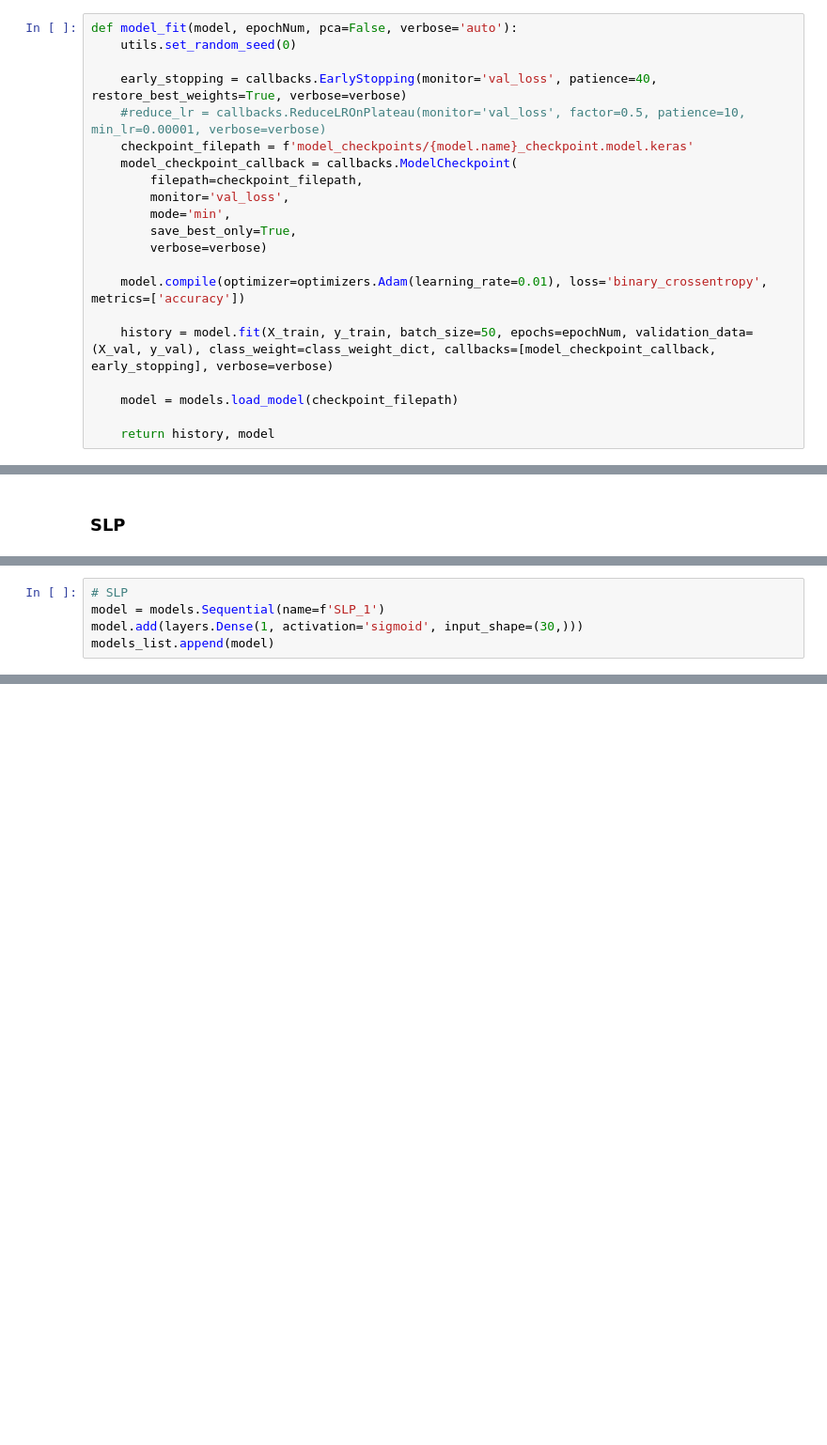
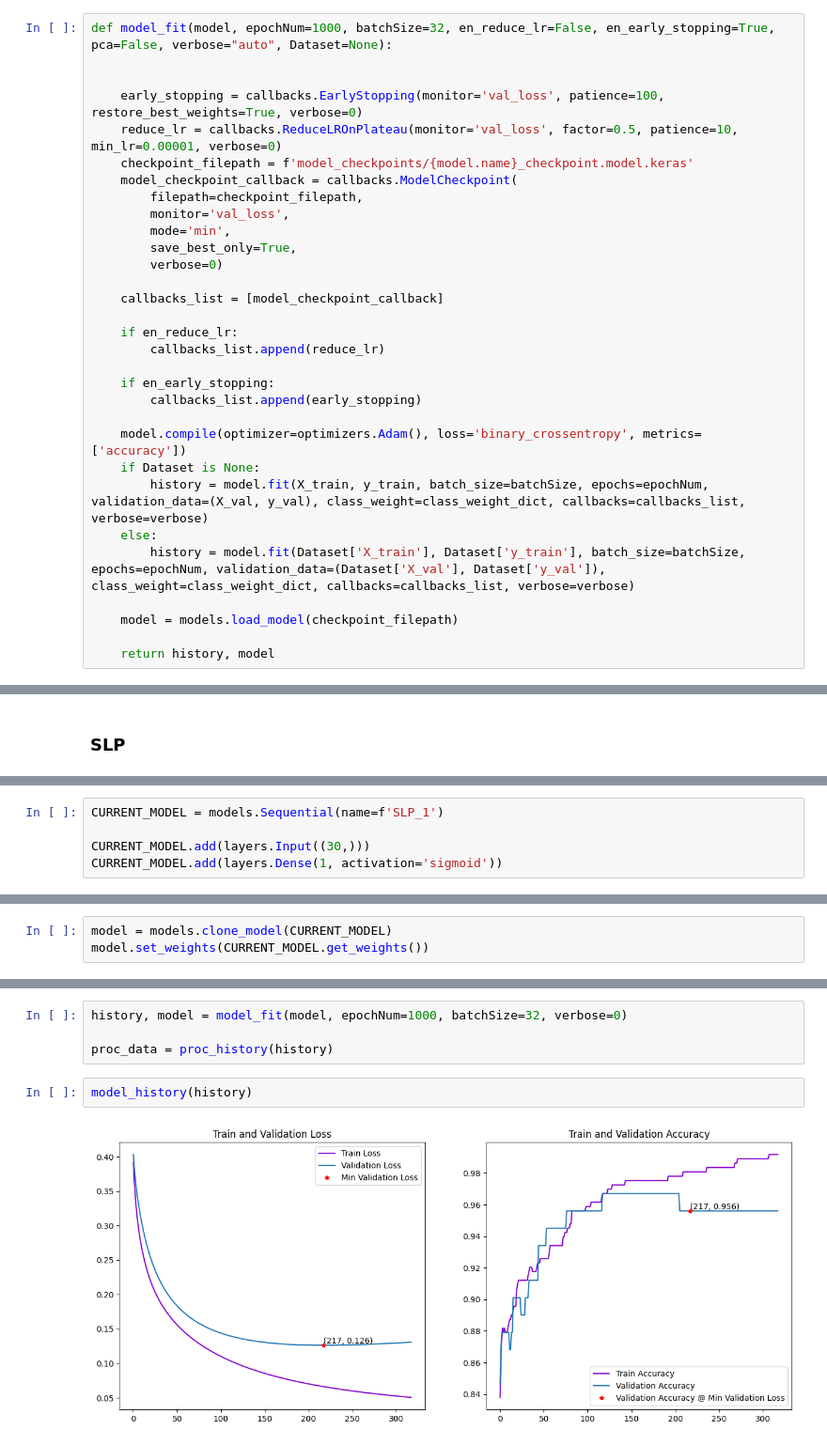
Before and after one commit to Team-AY/Breast-Cancer-Prediction, a Jupyter notebook: Research_process.ipynb, the cells around one changed output, grey strips where cells are left out. Shown at 94% size. Cells and saved outputs as stored; diff of their text form; blank space fills up the shorter version.

```diff
--- a/Research_process.ipynb
+++ b/Research_process.ipynb
@@ -147,22 +151,32 @@ def proc_history(history):
 
     return {'Train Accuracy': train_acc, 'Train Loss': train_loss, 'Validation Accuracy': val_acc, 'Validation Loss': val_loss}
 # %%
-def model_fit(model, epochNum, pca=False, verbose='auto'):
-    utils.set_random_seed(0)
+def model_fit(model, epochNum=1000, batchSize=32, en_reduce_lr=False, en_early_stopping=True, pca=False, verbose="auto", Dataset=None):
 
-    early_stopping = callbacks.EarlyStopping(monitor='val_loss', patience=40, restore_best_weights=True, verbose=verbose)
-    #reduce_lr = callbacks.ReduceLROnPlateau(monitor='val_loss', factor=0.5, patience=10, min_lr=0.00001, verbose=verbose)
+
+    early_stopping = callbacks.EarlyStopping(monitor='val_loss', patience=100, restore_best_weights=True, verbose=0)
+    reduce_lr = callbacks.ReduceLROnPlateau(monitor='val_loss', factor=0.5, patience=10, min_lr=0.00001, verbose=0)
     checkpoint_filepath = f'model_checkpoints/{model.name}_checkpoint.model.keras'
     model_checkpoint_callback = callbacks.ModelCheckpoint(
         filepath=checkpoint_filepath,
         monitor='val_loss',
         mode='min',
         save_best_only=True,
-        verbose=verbose)
+        verbose=0)
 
-    model.compile(optimizer=optimizers.Adam(learning_rate=0.01), loss='binary_crossentropy', metrics=['accuracy'])
+    callbacks_list = [model_checkpoint_callback]
 
-    history = model.fit(X_train, y_train, batch_size=50, epochs=epochNum, validation_data=(X_val, y_val), class_weight=class_weight_dict, callbacks=[model_checkpoint_callback, early_stopping], verbose=verbose)
+    if en_reduce_lr:
+        callbacks_list.append(reduce_lr)
+
+    if en_early_stopping:
+        callbacks_list.append(early_stopping)
+
+    model.compile(optimizer=optimizers.Adam(), loss='binary_crossentropy', metrics=['accuracy'])
+    if Dataset is None:
+        history = model.fit(X_train, y_train, batch_size=batchSize, epochs=epochNum, validation_data=(X_val, y_val), class_weight=class_weight_dict, callbacks=callbacks_list, verbose=verbose)
+    else:
+        history = model.fit(Dataset['X_train'], Dataset['y_train'], batch_size=batchSize, epochs=epochNum, validation_data=(Dataset['X_val'], Dataset['y_val']), class_weight=class_weight_dict, callbacks=callbacks_list, verbose=verbose)
 
     model = models.load_model(checkpoint_filepath)
 
@@ -176,5 +218,5 @@ models_list = []
 # %%
-# SLP
-model = models.Sequential(name=f'SLP_1')
-model.add(layers.Dense(1, activation='sigmoid', input_shape=(30,)))
-models_list.append(model)
+CURRENT_MODEL = models.Sequential(name=f'SLP_1')
+
+CURRENT_MODEL.add(layers.Input((30,)))
+CURRENT_MODEL.add(layers.Dense(1, activation='sigmoid'))
@@ -277,0 +223,3 @@ models_df.sort_values(ascending=[False], by=['Validation Accuracy']).head()
+# %%
+model = models.clone_model(CURRENT_MODEL)
+model.set_weights(CURRENT_MODEL.get_weights())
@@ -277,0 +228,8 @@ models_df.sort_values(ascending=[False], by=['Validation Accuracy']).head()
+# %%
+history, model = model_fit(model, epochNum=1000, batchSize=32, verbose=0)
+
+proc_data = proc_history(history)
+# %%
+model_history(history)
+# %% [output]
+[figure, added]
```
Also changed, not shown: parts of 18 cells of this notebook.
